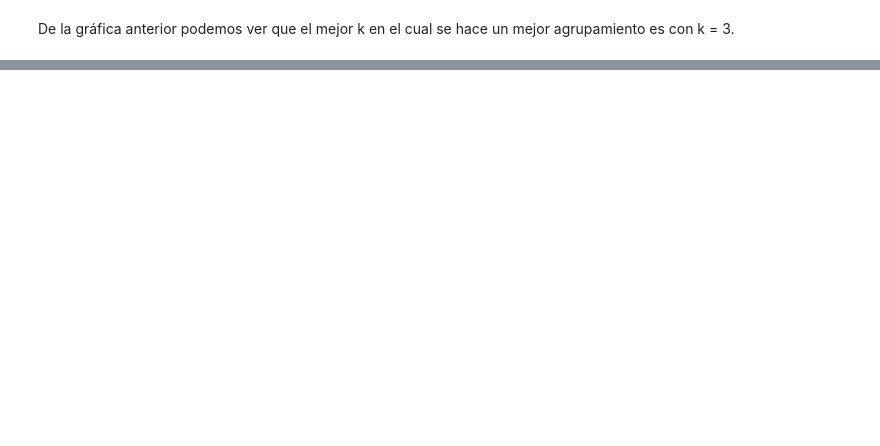
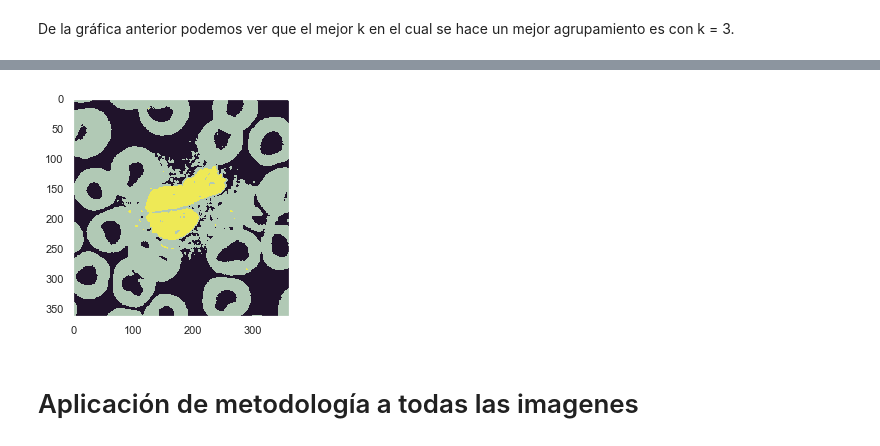
Before and after one commit to juanksRuiz/Machine_Learning, a Jupyter notebook: Proyectos/Proyectos Taller I/Clustering/Clustering II Cells/proy1_Clustering_2__ML_JuanCamiloRuiz.ipynb, the cells around one changed output, grey strips where cells are left out. Drawn from its saved outputs; the diff is of its cells as text; code cells hidden in the pictures; blank space fills up the shorter version.

```diff
--- a/Proyectos/Proyectos Taller I/Clustering/Clustering II Cells/proy1_Clustering_2__ML_JuanCamiloRuiz.ipynb
+++ b/Proyectos/Proyectos Taller I/Clustering/Clustering II Cells/proy1_Clustering_2__ML_JuanCamiloRuiz.ipynb
@@ -146,0 +130,35 @@ De la gráfica anterior podemos ver que el mejor k en el cual se hace un mejor a
+# %%
+def segment_img(X,modelos,original,k):
+    """
+    Segmenta una imagen con numero de grupos de k means elegido
+    args:
+        X: matriz de datos RGB de la imagen original
+        modelos: diccionario de modelos de k-means
+        original: imagen original
+        k: mejor  numero de grupos seleccionado
+    returns:
+        imagen segmentada
+    """
+    row = 0
+    img = np.copy(original)
+    c = 255./k
+    colores = np.random.randint(0,255,[4,3])
+    for i in range(original.shape[0]):
+        for j in range(original.shape[1]):
+            for n in range(k):
+                if modelos[k].labels_[row] == n:
+                    img[i,j,:] =  colores[n]#n*c*np.array([1,0,0]) #model.cluster_centers_[0]
+                    break
+            row = row + 1
+    return img
+# %%
+img_r_1 = segment_img(X,km_models_1,data[0],3)
+# %%
+
+plt.imshow(img_r_1)
+plt.grid(None)
+#plt.plot(img_r_1)
+# %% [output]
+[figure, added]
+# %% [markdown]
+# Aplicación de metodología a todas las imagenes
```
Also changed, not shown: parts of 23 cells of this notebook.
